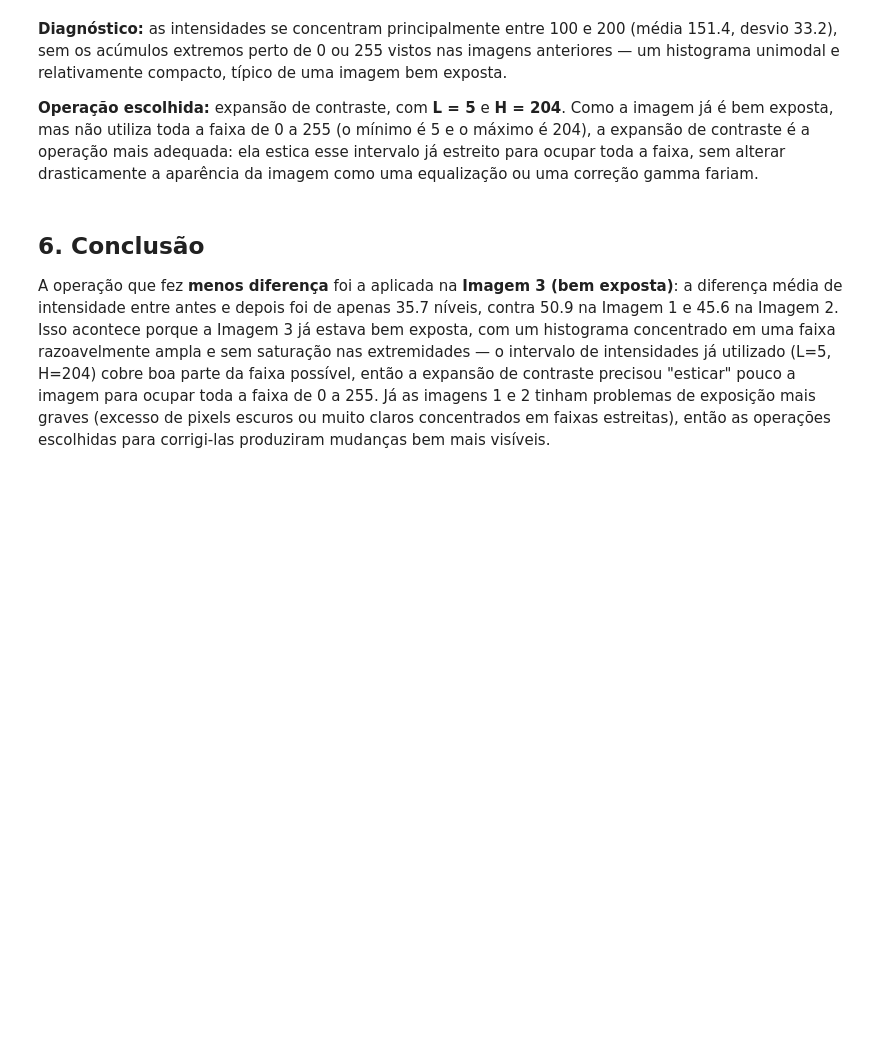
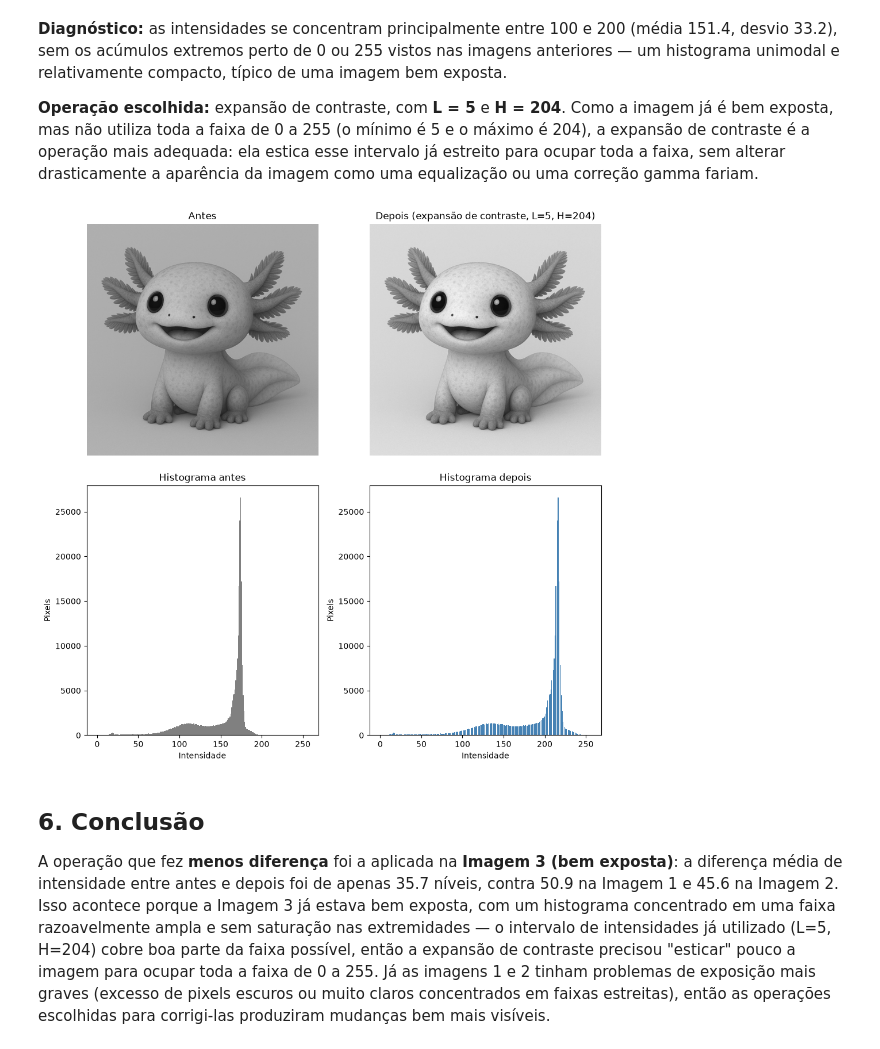
Before and after one commit to lianeheidemann/atividades-processamento-de-imagens, a Jupyter notebook: atividade/atividade-2/archive/atividade_2-diagnostico-exposicao.ipynb, the cells around one changed output. Saved outputs shown, nothing was run; the diff lists cells and outputs as text; code cells hidden in the pictures; blank space fills up the shorter version.

```diff
--- a/atividade/atividade-2/archive/atividade_2-diagnostico-exposicao.ipynb
+++ b/atividade/atividade-2/archive/atividade_2-diagnostico-exposicao.ipynb
@@ -334,30 +341,33 @@ Como a imagem já é bem exposta, mas não utiliza toda a faixa de 0 a 255 (o m
 ela estica esse intervalo já estreito para ocupar toda a faixa, sem alterar drasticamente a
 aparência da imagem como uma equalização ou uma correção gamma fariam.
 # %%
+matriz_3 = imagem_cinza_3
 resultado_3 = expansao_contraste_numpy(imagem_cinza_3)
 
 fig, eixos = plt.subplots(2, 2, figsize=(10, 10))
 
 eixos[0, 0].imshow(matriz_3, cmap="gray", vmin=0, vmax=255)
 eixos[0, 0].set_title("Antes")
 eixos[0, 0].axis("off")
 
 eixos[0, 1].imshow(resultado_3, cmap="gray", vmin=0, vmax=255)
-eixos[0, 1].set_title(f"Depois (expansão de contraste, L=5, H=204)")
+eixos[0, 1].set_title(f"Depois (expansão de contraste, L={matriz_3.min()}, H={matriz_3.max()})")
 eixos[0, 1].axis("off")
 
 eixos[1, 0].hist(matriz_3.ravel(), bins=256, range=(0, 256), color="gray")
 eixos[1, 0].set_title("Histograma antes")
 eixos[1, 0].set_xlabel("Intensidade")
 eixos[1, 0].set_ylabel("Pixels")
 
 eixos[1, 1].hist(resultado_3.ravel(), bins=256, range=(0, 256), color="steelblue")
 eixos[1, 1].set_title("Histograma depois")
 eixos[1, 1].set_xlabel("Intensidade")
 eixos[1, 1].set_ylabel("Pixels")
 
 plt.tight_layout()
 plt.show()
+# %% [output]
+[figure, added]
 # %% [markdown]
 ## 6. Conclusão
 
```
Also changed, not shown: parts of 5 cells of this notebook.
